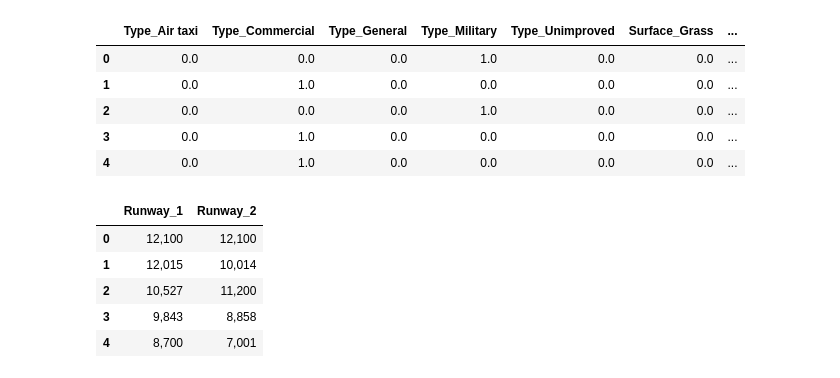
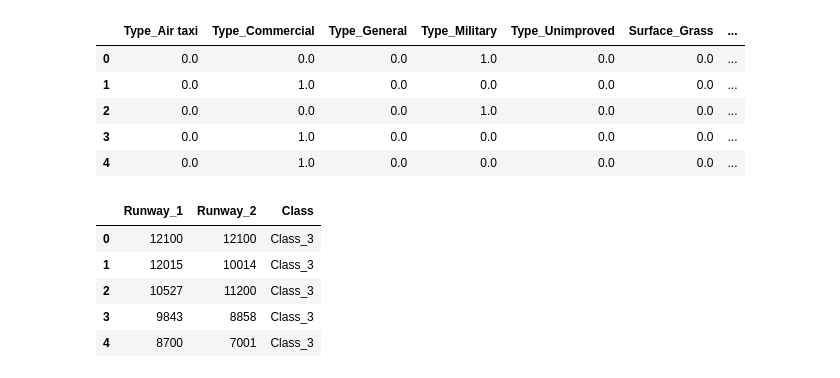
Before and after one commit to benniehana111/Airfield-Analysis, a Jupyter notebook: Aviation_multinomial_logit_model.ipynb, the cells around one changed output. Saved outputs shown, nothing was run; the diff lists cells and outputs as text; code cells hidden in the pictures.

```diff
--- a/Aviation_multinomial_logit_model.ipynb
+++ b/Aviation_multinomial_logit_model.ipynb
@@ -101,15 +102,15 @@ encode_df.head()
 | 3 | 0.0 | 1.0 | 0.0 | 0.0 | 0.0 | 0.0 | ... |
 | 4 | 0.0 | 1.0 | 0.0 | 0.0 | 0.0 | 0.0 | ... |
 # %%
-airfields_runways_df = airfields_params_df.drop(['Type','Surface','Class'], axis=1)
+airfields_runways_df = airfields_params_df.drop(['Type','Surface'], axis=1)
 airfields_runways_df.head()
 # %% [output]
-|  | Runway_1 | Runway_2 |
-| 0 | 12,100 | 12,100 |
-| 1 | 12,015 | 10,014 |
-| 2 | 10,527 | 11,200 |
-| 3 | 9,843 | 8,858 |
-| 4 | 8,700 | 7,001 |
+|  | Runway_1 | Runway_2 | Class |
+| 0 | 12100 | 12100 | Class_3 |
+| 1 | 12015 | 10014 | Class_3 |
+| 2 | 10527 | 11200 | Class_3 |
+| 3 | 9843 | 8858 | Class_3 |
+| 4 | 8700 | 7001 | Class_3 |
 # %%
 # Merge the two DataFrames together and drop the original categorical variables
 airfields_newparams_df = airfields_runways_df.join(encode_df)
```
Also changed, not shown: parts of 13 cells of this notebook.
